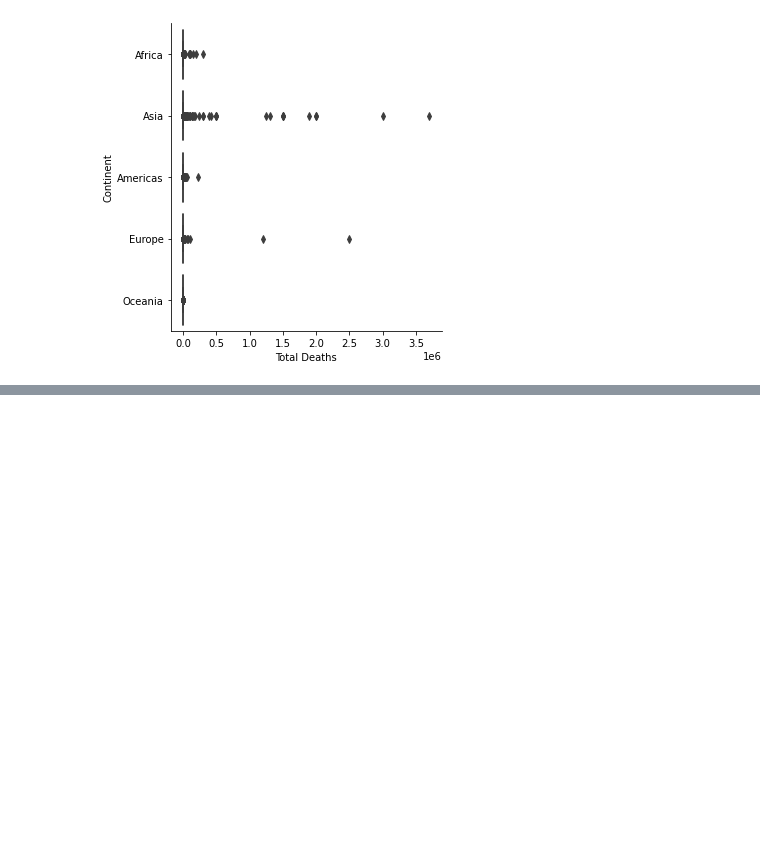
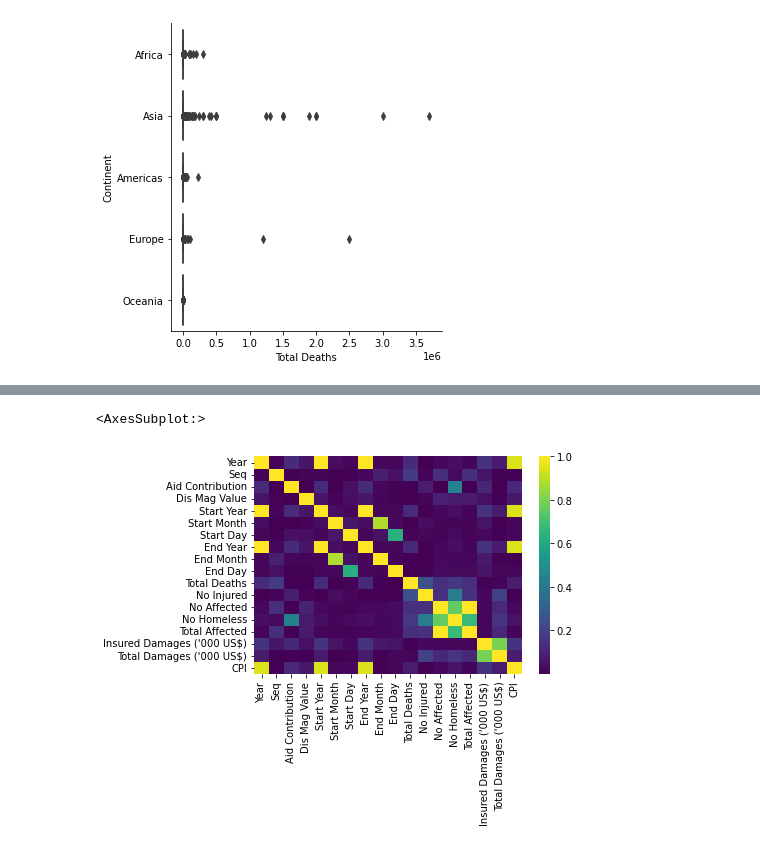
Before and after one commit to hekaplex/2022_01_DSI_WD, a Jupyter notebook: Alex/py/capstone.ipynb, the cells around one changed output, grey strips where cells are left out. Cells and saved outputs as stored; diff of their text form; code cells hidden in the pictures; blank space fills up the shorter version.

Commit message:
corr

```diff
--- a/Alex/py/capstone.ipynb
+++ b/Alex/py/capstone.ipynb
@@ -209,0 +270,5 @@ sns.catplot(data=nd,
+# %%
+sns.heatmap(data=abs(nd.corr()), cmap='viridis')
+# %% [output]
+<AxesSubplot:>
+[figure, added]
```
Also changed, not shown: parts of 9 cells of this notebook.
